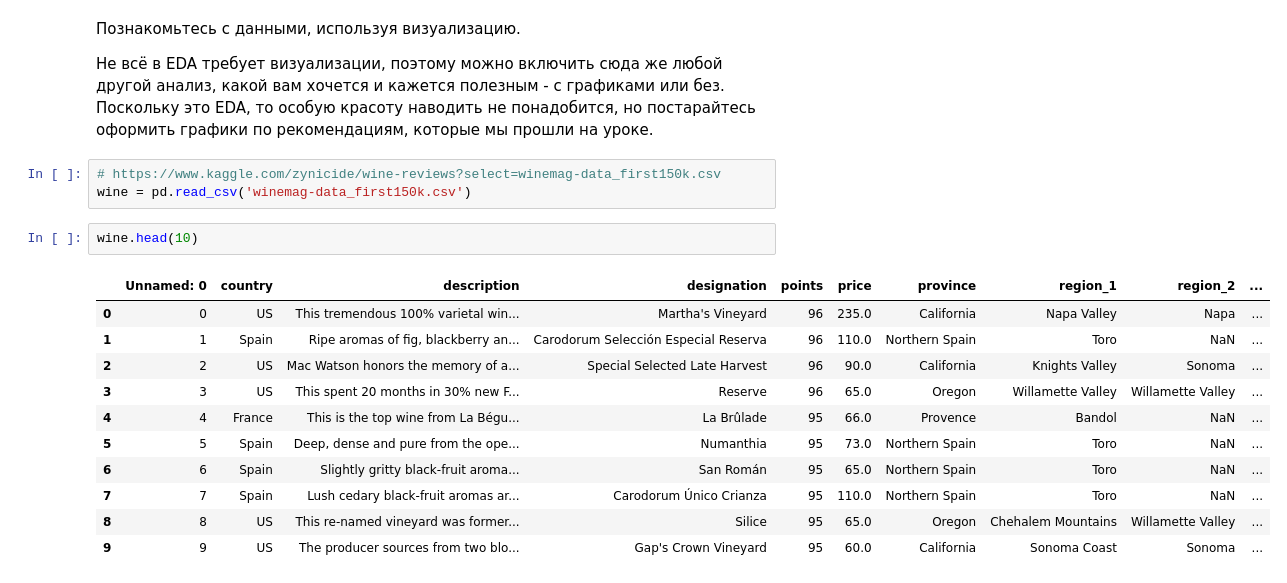
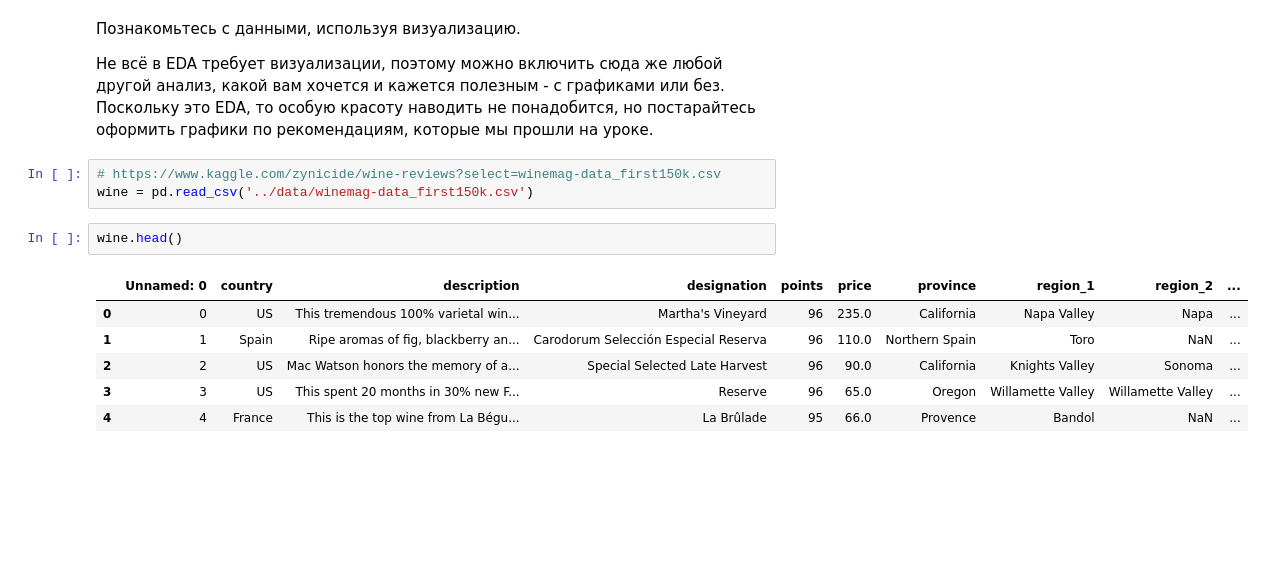
Before and after one commit to daniildiveev/ml-course-shad, a Jupyter notebook: 9th_homework/visualization_homework.ipynb, the cells around one changed output. Cells and saved outputs as stored; diff of their text form; blank space fills up the shorter version.

```diff
--- a/9th_homework/visualization_homework.ipynb
+++ b/9th_homework/visualization_homework.ipynb
@@ -85,20 +185,15 @@ heart_cat.head()
 Не всё в EDA требует визуализации, поэтому можно включить сюда же любой другой анализ, какой вам хочется и кажется полезным - с графиками или без. Поскольку это EDA, то особую красоту наводить не понадобится, но постарайтесь оформить графики по рекомендациям, которые мы прошли на уроке.
 # %%
 # https://www.kaggle.com/zynicide/wine-reviews?select=winemag-data_first150k.csv
-wine = pd.read_csv('winemag-data_first150k.csv')
+wine = pd.read_csv('../data/winemag-data_first150k.csv')
 # %%
-wine.head(10)
+wine.head()
 # %% [output]
 |  | Unnamed: 0 | country | description | designation | points | price | province | region_1 | region_2 | ... |
 | 0 | 0 | US | This tremendous 100% varietal win... | Martha's Vineyard | 96 | 235.0 | California | Napa Valley | Napa | ... |
 | 1 | 1 | Spain | Ripe aromas of fig, blackberry an... | Carodorum Selección Especial Reserva | 96 | 110.0 | Northern Spain | Toro | NaN | ... |
 | 2 | 2 | US | Mac Watson honors the memory of a... | Special Selected Late Harvest | 96 | 90.0 | California | Knights Valley | Sonoma | ... |
 | 3 | 3 | US | This spent 20 months in 30% new F... | Reserve | 96 | 65.0 | Oregon | Willamette Valley | Willamette Valley | ... |
 | 4 | 4 | France | This is the top wine from La Bégu... | La Brûlade | 95 | 66.0 | Provence | Bandol | NaN | ... |
-| 5 | 5 | Spain | Deep, dense and pure from the ope... | Numanthia | 95 | 73.0 | Northern Spain | Toro | NaN | ... |
-| 6 | 6 | Spain | Slightly gritty black-fruit aroma... | San Román | 95 | 65.0 | Northern Spain | Toro | NaN | ... |
-| 7 | 7 | Spain | Lush cedary black-fruit aromas ar... | Carodorum Único Crianza | 95 | 110.0 | Northern Spain | Toro | NaN | ... |
-| 8 | 8 | US | This re-named vineyard was former... | Silice | 95 | 65.0 | Oregon | Chehalem Mountains | Willamette Valley | ... |
-| 9 | 9 | US | The producer sources from two blo... | Gap's Crown Vineyard | 95 | 60.0 | California | Sonoma Coast | Sonoma | ... |
 # %%
 # какая связь связь между ценой на вино и его оценкой?
```
Also changed, not shown: parts of 22 cells of this notebook.
